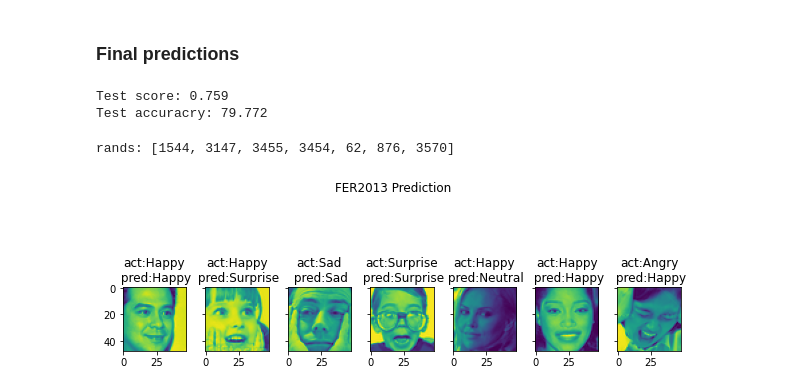
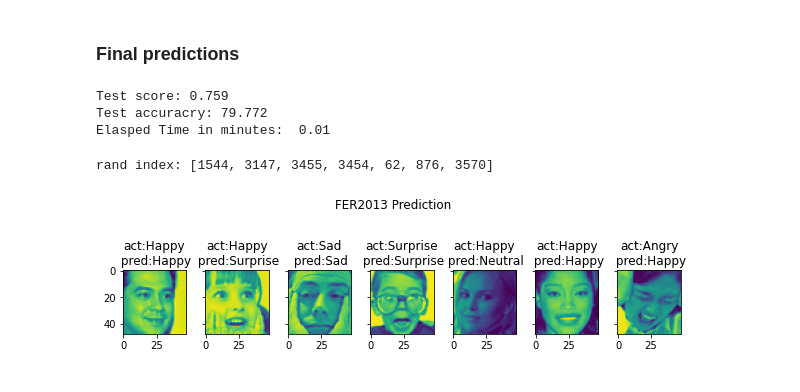
Before and after one commit to uninstallit/ATI736, a Jupyter notebook: Final/cnn.ipynb, the cells around one changed output. Saved outputs shown, nothing was run; the diff lists cells and outputs as text; code cells hidden in the pictures.

```diff
--- a/Final/cnn.ipynb
+++ b/Final/cnn.ipynb
@@ -187,34 +186,37 @@ plot_confusion_matrix(confusion_mtx, classes = emotions)
 # %% [markdown]
 ### Final predictions
 # %%
+start = time.time()
 score, acc = save_model.evaluate(X_test, y_test, verbose=0)
 print('Test score: %.3f'% score)
 print('Test accuracry: %.3f' % (acc * 100.0))
+print('Elasped Time in minutes:  %.2f' % ((time.time() - start)/60))
 # %% [output]
 Test score: 0.759
 Test accuracry: 79.772
+Elasped Time in minutes:  0.01
 # %%
 # Predict
 random.seed(25)
 rands = random.sample(range(0, 3588), 7)
-print('rands:', rands)
+print('rand index:', rands)
 
 # Plot
-fig, (ax1, ax2, ax3, ax4, ax5, ax6, ax7) = plt.subplots(1, 7, sharex=True,sharey=True,figsize=(10, 4))
+fig, (ax1, ax2, ax3, ax4, ax5, ax6, ax7) = plt.subplots(1, 7, sharex=True,sharey=True,figsize=(10, 3))
 axs=(ax1, ax2, ax3, ax4, ax5, ax6, ax7)
 plt.subplots_adjust(wspace=0.3)
 fig.suptitle('FER2013 Prediction')
 
 for i, index in enumerate(rands):
   # predict
   x = np.array([X_test[index]])
   pred_x = np.argmax(save_model.predict(x))
 
   axs[i].imshow(X_test[index][:,:,0])
   e_id = np.argmax(y_test[index])
   axs[i].set_title('act:{}\n pred:{}'.format(emotions[e_id], emotions[pred_x]) )
 
 plt.show()
 # %% [output]
-rands: [1544, 3147, 3455, 3454, 62, 876, 3570]
+rand index: [1544, 3147, 3455, 3454, 62, 876, 3570]
-[figure, old version]
+[figure, new version]
```
Also changed, not shown: parts of 1 cell of this notebook.
